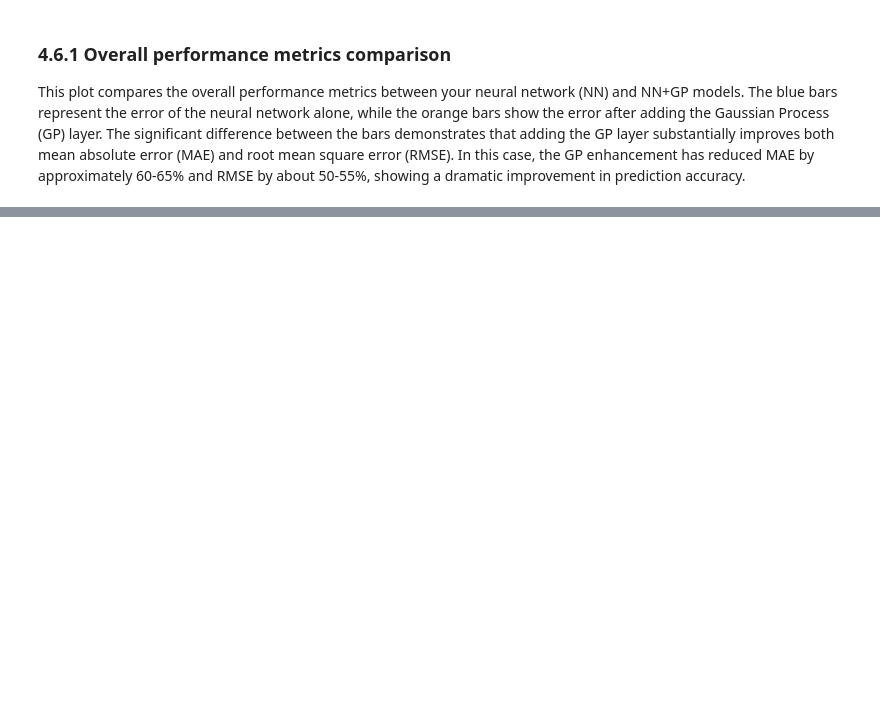
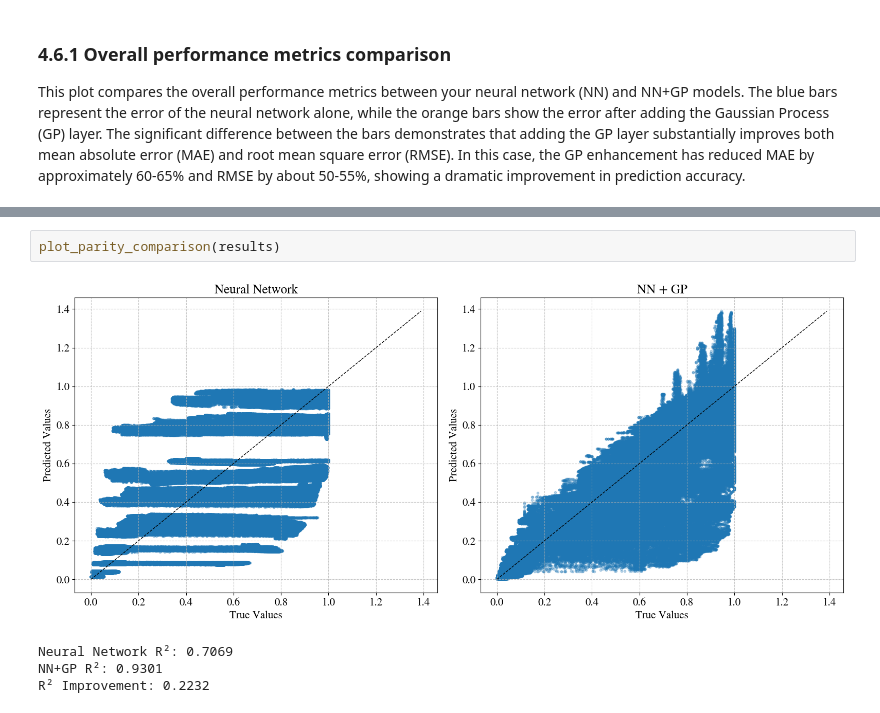
Before and after one commit to JuanPalaciosGodoy/climate-ml-project2-parametrization-group2, a Jupyter notebook: Group-2/Project2-Parameterization/notebooks/Project2_FinalNotebook.ipynb, the cells around one changed output, grey strips where cells are left out. Drawn from its saved outputs; the diff is of its cells as text; blank space fills up the shorter version.

```diff
--- a/Group-2/Project2-Parameterization/notebooks/Project2_FinalNotebook.ipynb
+++ b/Group-2/Project2-Parameterization/notebooks/Project2_FinalNotebook.ipynb
@@ -557,0 +595,7 @@ NameError: name 'results' is not defined
+# %%
+plot_parity_comparison(results)
+# %% [output]
+[figure, added]
+Neural Network R²: 0.7069
+NN+GP R²: 0.9301
+R² Improvement: 0.2232
```
Also changed, not shown: parts of 45 cells of this notebook, 1 other file.
